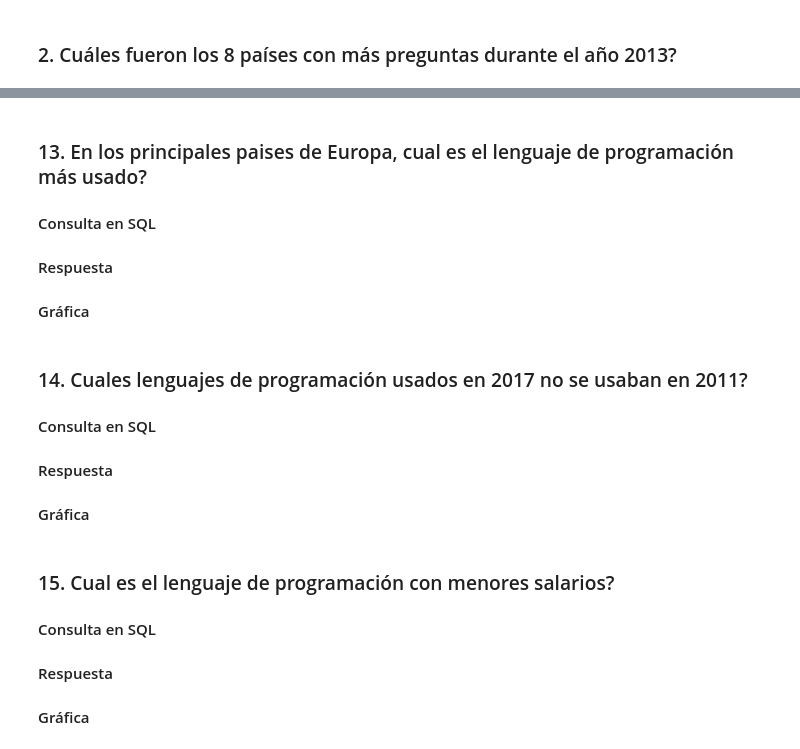
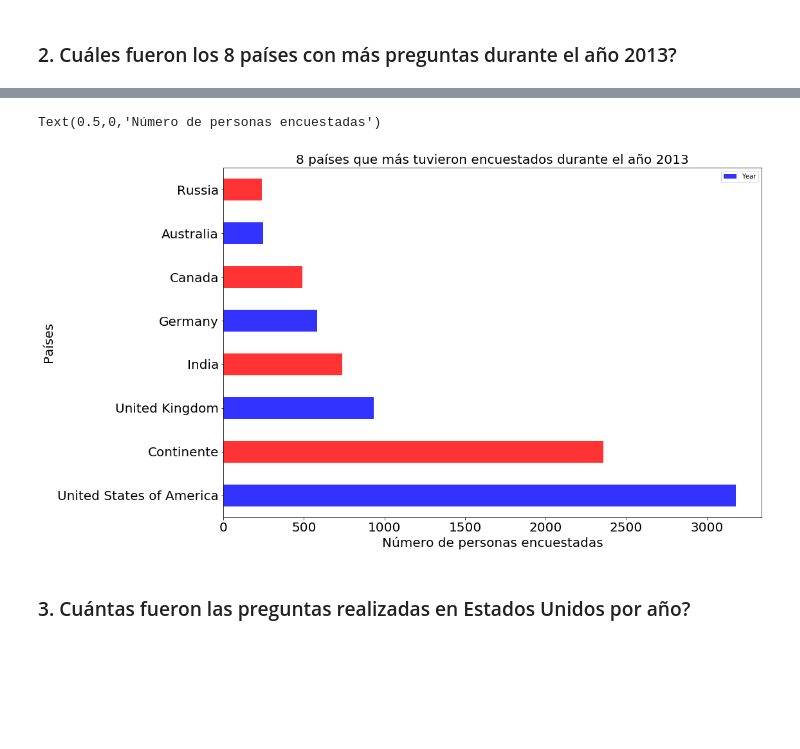
Before and after one commit to efvillar/Trabajo_Final_Bases_Datos, a Jupyter notebook: Trabajo Final Pregunta 2.ipynb, the cells around one changed output, grey strips where cells are left out. Drawn from its saved outputs; the diff is of its cells as text; code cells hidden in the pictures; blank space fills up the shorter version.

Commit message:
Pregunta2

```diff
--- a/Trabajo Final Pregunta 2.ipynb
+++ b/Trabajo Final Pregunta 2.ipynb
@@ -300,54 +68,13 @@ AttributeError: 'Series' object has no attribute 'pivot_table'
-# %% [markdown]
-### 13.  En los principales paises de Europa, cual es el lenguaje de programación más usado?
-
-#### Consulta en SQL
-
-
-
-
-
-
-#### Respuesta
-
-
-
-
-
-
-#### Gráfica
-# %% [markdown]
-### 14.  Cuales lenguajes de programación usados en 2017 no se usaban en 2011?
-
-#### Consulta en SQL
-
-
-
-
-
-
-#### Respuesta
-
-
-
-
-
-
-#### Gráfica
-# %% [markdown]
-### 15. Cual es el lenguaje de programación con menores salarios?
-
-#### Consulta en SQL
-
-
-
-
-
-
-#### Respuesta
-
-
-
-
-
-
-#### Gráfica
+# %%
+datos= data.loc[:, ['Year', 'Des_Country']]
+Paises2013 = datos[datos["Year"] == 2013].groupby(['Des_Country']).count()
+Paises = Paises2013.sort_values('Year',ascending=False).head(8)
+Paises.plot(kind='barh', alpha = 0.8, color='br',figsize=(15,10),fontsize=20)
+plt.title('8 países que más tuvieron encuestados durante el año 2013',fontsize=20)
+plt.ylabel("Países", fontsize=20)
+plt.xlabel("Número de personas encuestadas", fontsize=20)
+# %% [output]
+Text(0.5,0,'Número de personas encuestadas')
+[figure, added]
+# %% [markdown]
+### 3. Cuántas fueron las preguntas realizadas en Estados Unidos por año?
```
Also changed, not shown: parts of 62 cells of this notebook, 5 other files.
